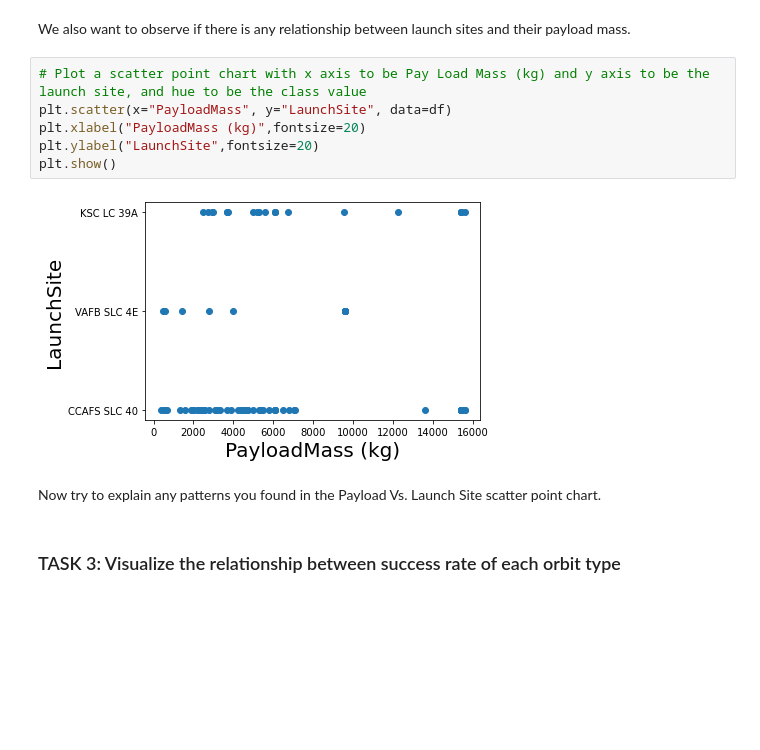
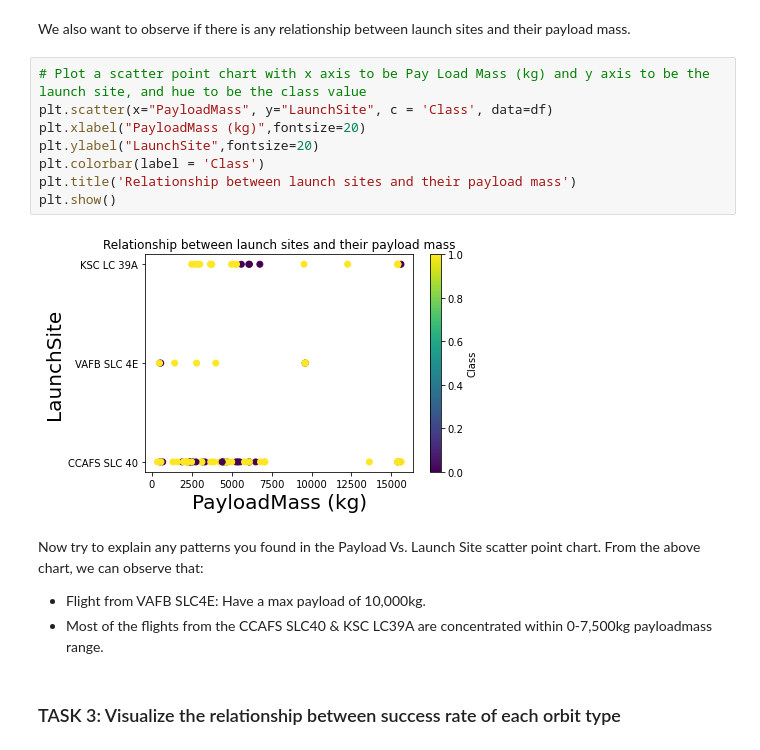
Before and after one commit to salamituns/IBM_tasks_Notebooks, a Jupyter notebook: IBM_Capstone_notes/Data visualization for falcon9.ipynb, the cells around one changed output. Saved outputs shown, nothing was run; the diff lists cells and outputs as text; blank space fills up the shorter version.

```diff
--- a/IBM_Capstone_notes/Data visualization for falcon9.ipynb
+++ b/IBM_Capstone_notes/Data visualization for falcon9.ipynb
@@ -98,14 +105,19 @@ Now try to explain the patterns you found in the Flight Number vs. Launch Site s
 We also want to observe if there is any relationship between launch sites and their payload mass.
 # %%
 # Plot a scatter point chart with x axis to be Pay Load Mass (kg) and y axis to be the launch site, and hue to be the class value
-plt.scatter(x="PayloadMass", y="LaunchSite", data=df)
+plt.scatter(x="PayloadMass", y="LaunchSite", c = 'Class', data=df)
 plt.xlabel("PayloadMass (kg)",fontsize=20)
 plt.ylabel("LaunchSite",fontsize=20)
+plt.colorbar(label = 'Class')
+plt.title('Relationship between launch sites and their payload mass')
 plt.show()
 # %% [output]
-[figure, old version]
+[figure, new version]
 # %% [markdown]
 Now try to explain any patterns you found in the Payload Vs. Launch Site scatter point chart.
+From the above chart, we can observe that:
+* Flight from VAFB SLC4E: Have a max payload of 10,000kg.
+* Most of the flights from the CCAFS SLC40 & KSC LC39A are concentrated within 0-7,500kg payloadmass range.
 # %% [markdown]
 ### TASK  3: Visualize the relationship between success rate of each orbit type
 # %% [markdown]
```
Also changed, not shown: parts of 14 cells of this notebook, 3 other files.
